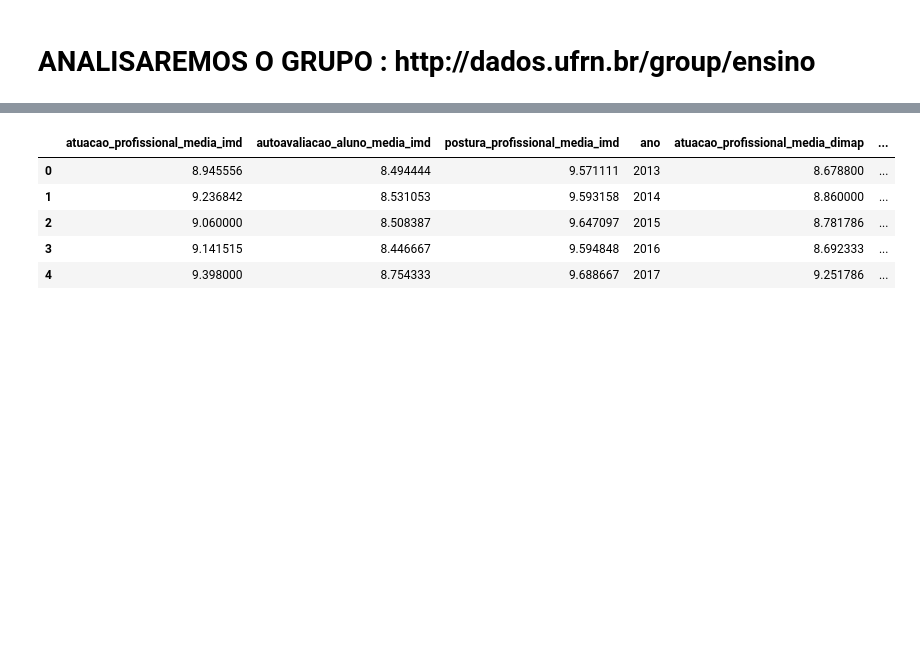
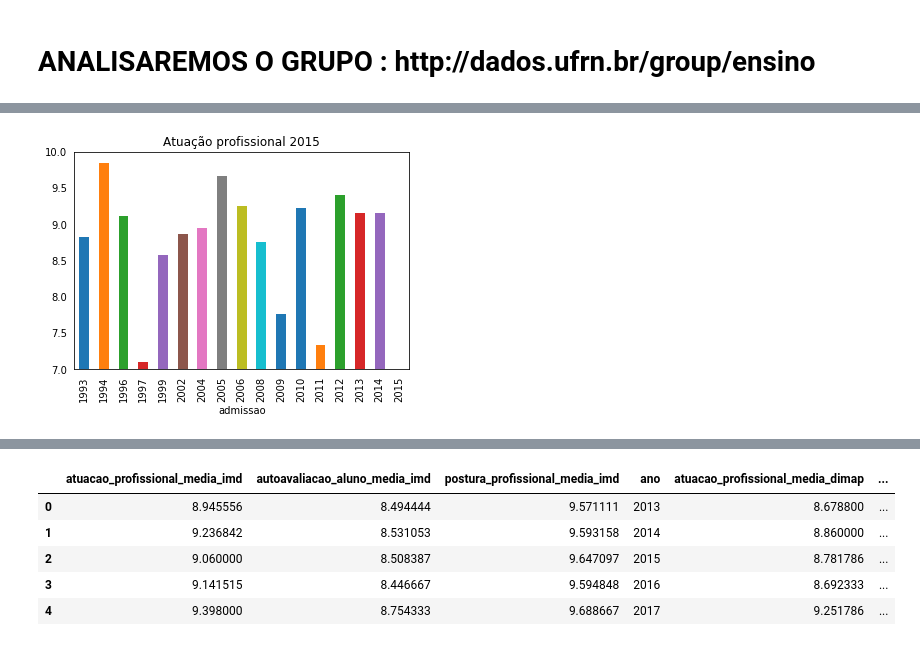
Before and after one commit to natanfernandes/ProjetoProbabilidade, a Jupyter notebook: Projeto Probabilidade(JOÃO).ipynb, the cells around one changed output, grey strips where cells are left out. Cells and saved outputs as stored; diff of their text form; code cells hidden in the pictures; blank space fills up the shorter version.

```diff
--- a/Projeto Probabilidade(JOÃO).ipynb
+++ b/Projeto Probabilidade(JOÃO).ipynb
@@ -200,0 +178,7 @@ docentes_avaliacao_imd.plot(kind='bar',x='admissao',y=["atuacao_profissional_med
+# %%
+ax2 = docentes_avaliacao_media_dimap_2015.plot(kind='bar',y=["atuacao_profissional_media"],
+                               title='Atuação profissional 2015')
+ax2.set_ylim(7,10)
+ax2.tick_params(bottom="off", top="off", left="off", right="off")
+# %% [output]
+[figure, added]
```
Also changed, not shown: parts of 14 cells of this notebook.
